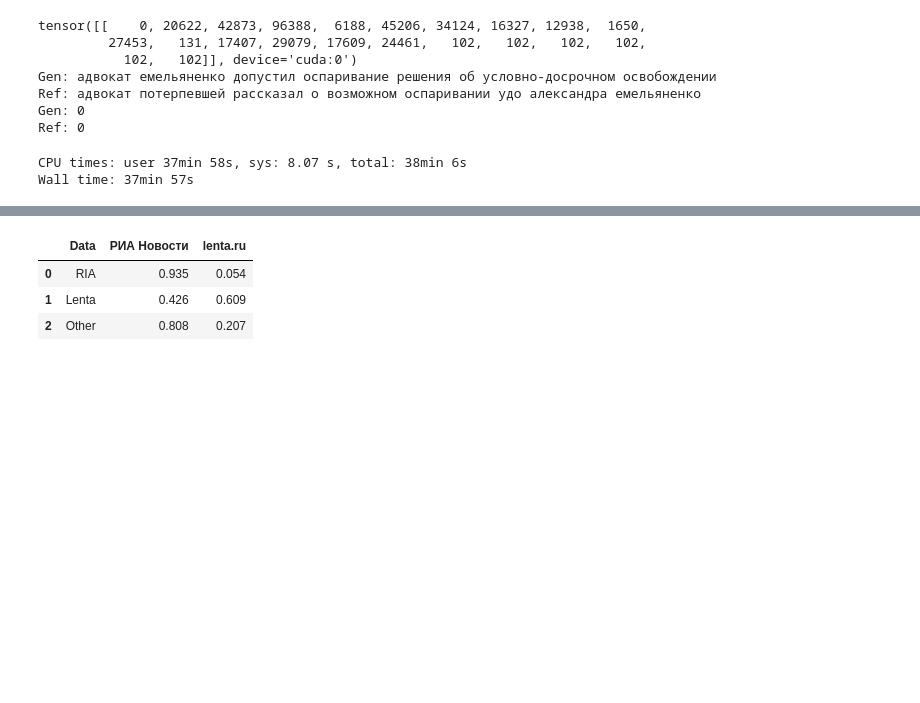
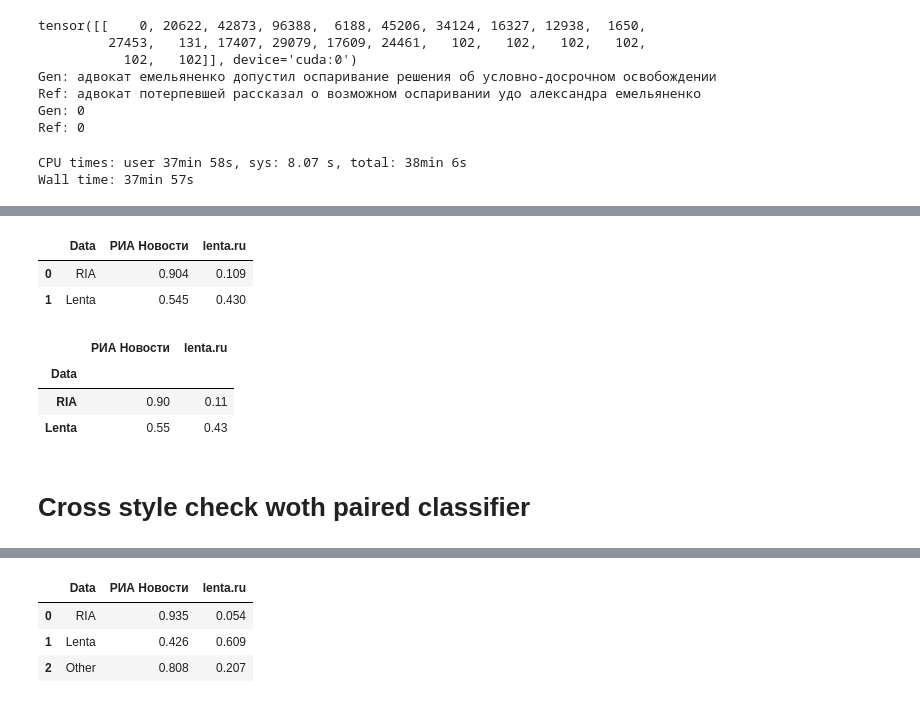
Before and after one commit to leshanbog/master-thesis, a Jupyter notebook: src/style_model_evaluation.ipynb, the cells around one changed output, grey strips where cells are left out. Drawn from its saved outputs; the diff is of its cells as text; code cells hidden in the pictures; blank space fills up the shorter version.

```diff
--- a/src/style_model_evaluation.ipynb
+++ b/src/style_model_evaluation.ipynb
@@ -30 +36,8 @@ discriminator.cuda();
+# %%
+import json
+
+def reader(path):
+    with open(path, 'r') as f:
+        for line in f:
+            yield json.loads(line.strip())
 # %%
@@ -52,6 +69,6 @@ len(ria_data), len(lenta_data), len(other_data)
 # %%
 @torch.no_grad()
-def eval_on_dataset(dataset, target_agency, n=1000, max_tokens_title=48):
+def eval_direct_on_dataset(dataset, target_agency, n=1000, max_tokens_title=48):
     y_pred = []
 
 
@@ -59,10 +76,10 @@ def eval_on_dataset(dataset, target_agency, n=1000, max_tokens_title=48):
         x = dataset[i]
         x['input_ids'][1] = agency_to_special_token_id[target_agency]
 
-        gen_ids = model.generate(
+        gen_ids = direct_model.generate(
             input_ids=x['input_ids'].cuda().unsqueeze(0),
             attention_mask=x['attention_mask'].cuda().unsqueeze(0),
-            decoder_start_token_id=model.config.decoder.pad_token_id,
+            decoder_start_token_id=direct_model.config.decoder.pad_token_id,
             min_length=7,
             max_length=20,
             num_beams=6
@@ -142,12 +157,8 @@ Ref: 0
 # %%
 %%time
 
-result = defaultdict(list)
-
-for i, data in enumerate((ria_data, lenta_data, other_data)):
-    for target_a in agency_list:
-        acc = eval_on_dataset(data, target_a)
-        result[i].append(acc)
+direct_ria_acc = eval_on_dataset(ria_data, agency_list[0])
+direct_lenta_acc = eval_on_dataset(lenta_data, agency_list[1])
 # %% [output]
 CPU times: user 37min 58s, sys: 8.07 s, total: 38min 6s
 Wall time: 37min 57s
@@ -153,0 +170,9 @@ Wall time: 37min 57s
+# %%
+%%time
+
+result = defaultdict(list)
+
+for i, data in enumerate((ria_data, lenta_data)):
+    for target_a in agency_list:
+        acc = eval_direct_on_dataset(data, target_a)
+        result[i].append(acc)
@@ -153,0 +182,13 @@ Wall time: 37min 57s
+# %%
+df = pd.DataFrame(columns=['Data'] + agency_list)
+
+for i, dataset_name in enumerate(('RIA', 'Lenta')):
+    row = {'Data': dataset_name}
+    for j, a in enumerate(agency_list):
+        row[a] = result[i][j]
+    df = df.append(row, ignore_index=True)
+df
+# %% [output]
+|  | Data | РИА Новости | lenta.ru |
+| 0 | RIA | 0.904 | 0.109 |
+| 1 | Lenta | 0.545 | 0.430 |
@@ -153,0 +199,9 @@ Wall time: 37min 57s
+# %%
+df.round(2)
+# %% [output]
+|  | РИА Новости | lenta.ru |
+| Data |  |  |
+| RIA | 0.90 | 0.11 |
+| Lenta | 0.55 | 0.43 |
+# %% [markdown]
+# Cross style check woth paired classifier
```
Also changed, not shown: parts of 56 cells of this notebook, 9 other files.
